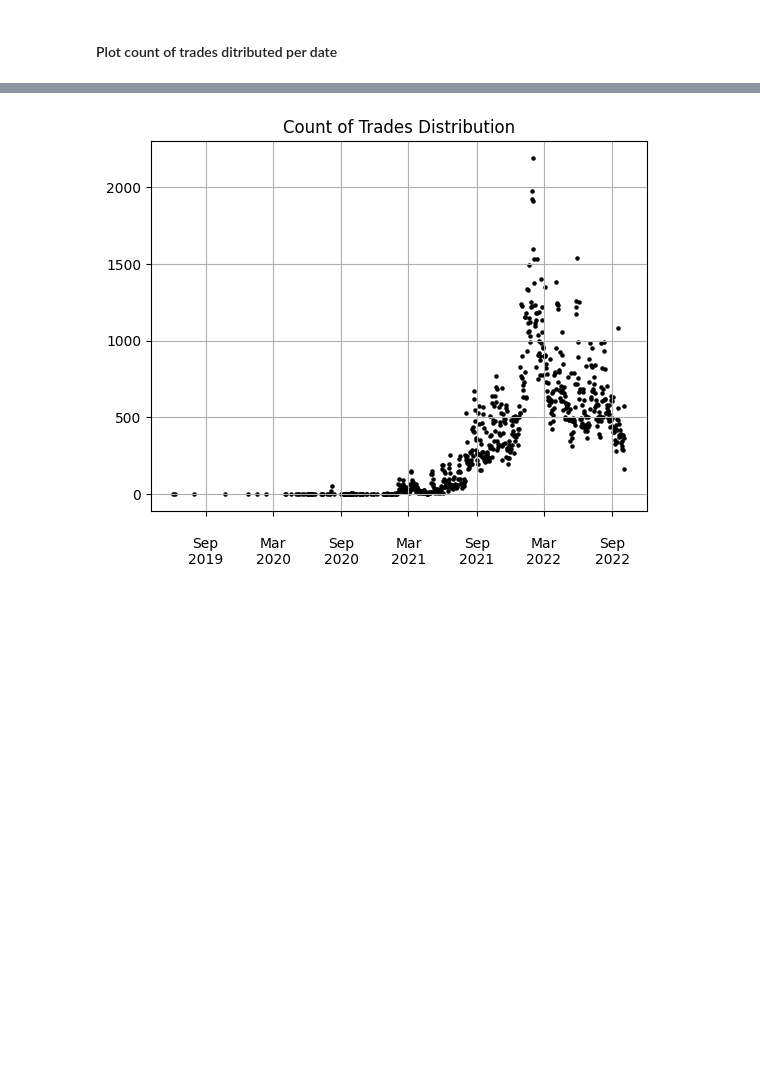
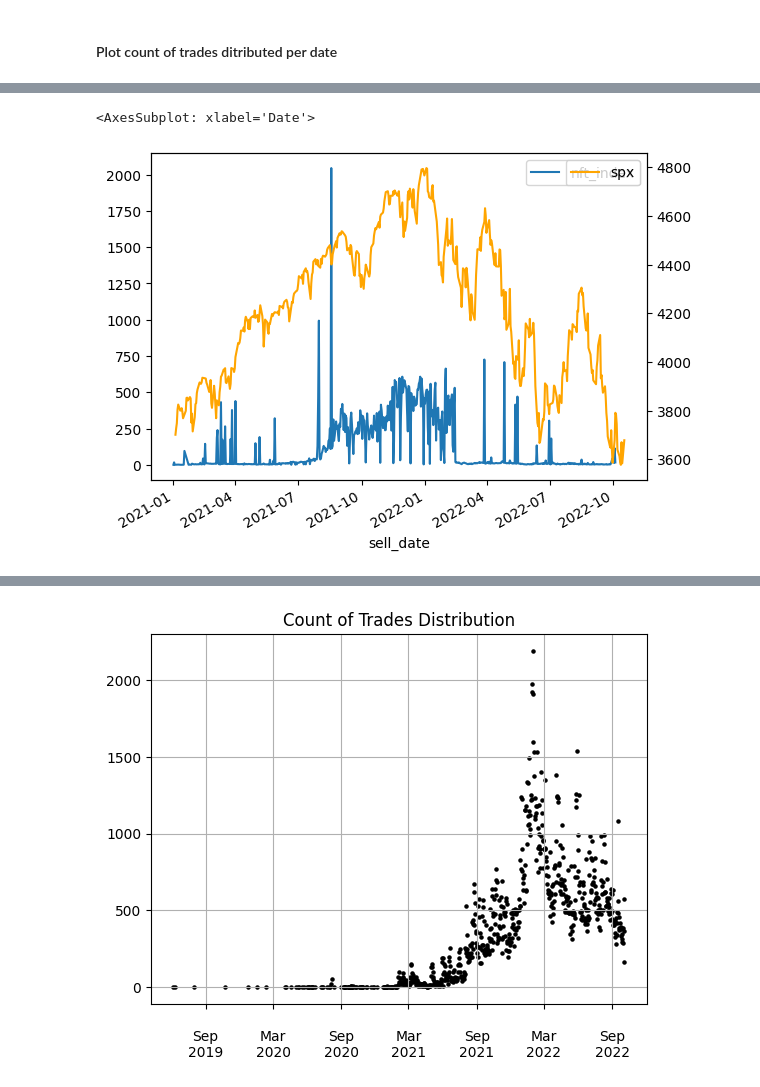
Before and after one commit to vfcapital/bachelor-thesis, a Jupyter notebook: bachelorthesis/notebooks/trade_analysis.ipynb, the cells around one changed output, grey strips where cells are left out. Cells and saved outputs as stored; diff of their text form; code cells hidden in the pictures; blank space fills up the shorter version.

Commit message:
NFT Index creation

```diff
--- a/bachelorthesis/notebooks/trade_analysis.ipynb
+++ b/bachelorthesis/notebooks/trade_analysis.ipynb
@@ -39,8 +39,12 @@ nft_trades["sell_date"] = pd.to_datetime(nft_trades["sell_date"])
 nft_trades["purchase_date"] = pd.to_datetime(nft_trades["purchase_date"])
 
 # Set max USD profit and max ETH profit to 100x
-nft_trades_outlier_reduced = nft_trades[(nft_trades["profit_usd"] < 100) & (nft_trades["profit_eth"] < 100)]
-nft_trades_100x = nft_trades[(nft_trades["profit_usd"] >= 100) & (nft_trades["profit_eth"] >= 100)]
+nft_trades_outlier_reduced = nft_trades[
+    (nft_trades["profit_usd"] < 100) & (nft_trades["profit_eth"] < 100)
+]
+nft_trades_100x = nft_trades[
+    (nft_trades["profit_usd"] >= 100) & (nft_trades["profit_eth"] >= 100)
+]
 # %%
 nft_trades_outlier_reduced.describe()
 # %% [output]
@@ -157,0 +134,3 @@ df = (
+# %%
+spx = pd.read_csv("historic_data/spx.csv")
+spx = spx.assign(Date=pd.to_datetime(spx.Date)).set_index("Date")
@@ -157,0 +157,9 @@ df = (
+# %%
+nft_index_plot = nft_index.loc["2021-01-01":]
+spx_plot = spx.loc["2021-01-01":]
+ax = (nft_index_plot / 1).plot()
+ax1 = ax.twinx()
+(spx_plot / 1).plot(ax=ax1, color="orange")
+# %% [output]
+<AxesSubplot: xlabel='Date'>
+[figure, added]
```
Also changed, not shown: parts of 22 cells of this notebook, 1 other file.
